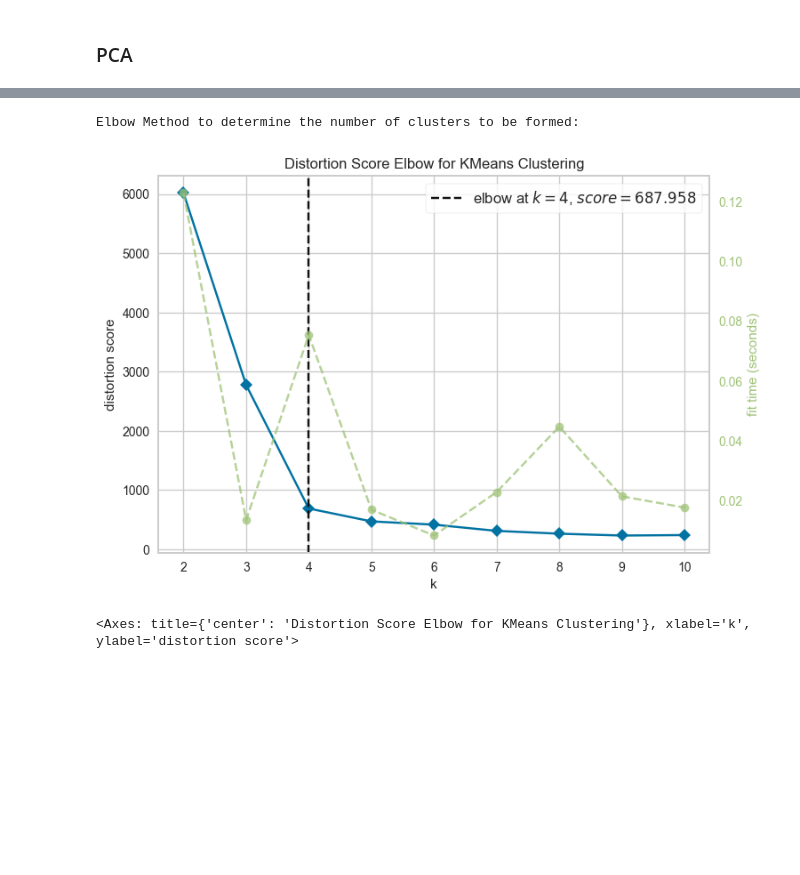
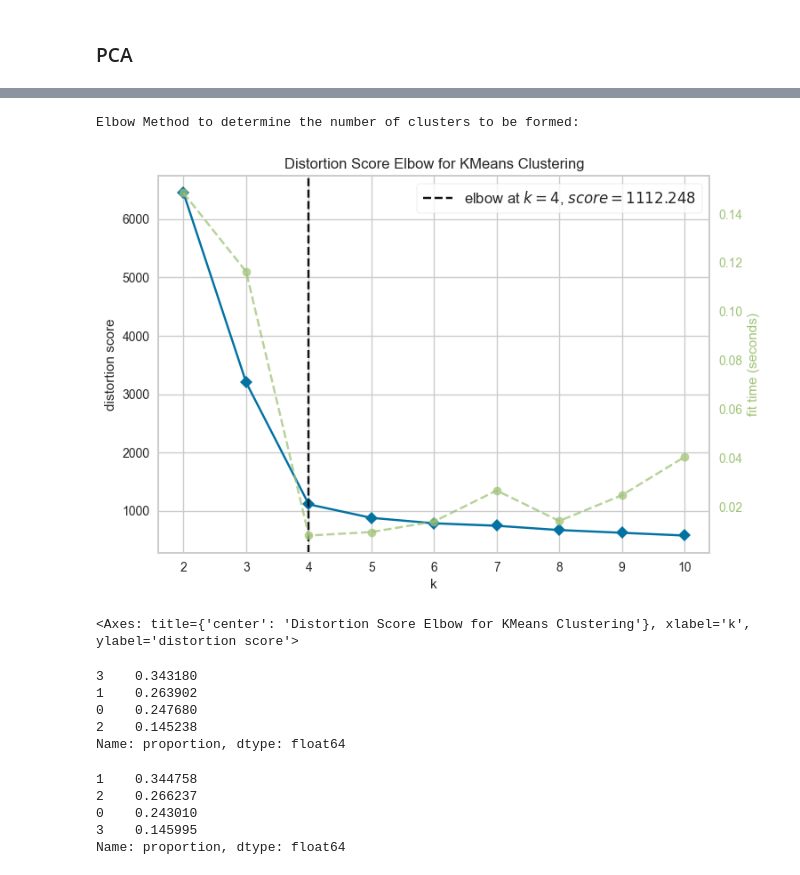
Before and after one commit to danihga/Jovia, a Jupyter notebook: Catholic Health/Clusteirng_V2.ipynb, the cells around one changed output, grey strips where cells are left out. Saved outputs shown, nothing was run; the diff lists cells and outputs as text; code cells hidden in the pictures; blank space fills up the shorter version.

```diff
--- a/Catholic Health/Clusteirng_V2.ipynb
+++ b/Catholic Health/Clusteirng_V2.ipynb
@@ -43,0 +25,17 @@ data.sample(6)
+# %%
+#Import Data
+
+data = pd.read_excel(r'/Users/familiadelasherasgarciahijosdanielnuriapablo/Documents/Applied Math and Data Science/Jovia/DeidentifiedSDOHPatientData-v1.xlsx')
+
+data.sample(6)
+
+# Drop id, age, race, ethnicity, gender
+data.drop(columns = ['PatIdentifier','AgeAtAdmit', 'Race', 'Ethnicity', 'Gender'], inplace = True)
+
+questions  = list(data.columns)
+
+data.columns = [f'Q{i+1}' for i in range(len(list(data.columns)))]
+
+questions_dict = dict(zip(data.columns, questions))
+
+data.sample(6)
@@ -167,11 +168,11 @@ pca_data.sample(6)
 # %%
 from yellowbrick.cluster import KElbowVisualizer
 # Quick examination of elbow method to find numbers of clusters to make.
 print('Elbow Method to determine the number of clusters to be formed:')
 Elbow_M = KElbowVisualizer(KMeans(), k=10)
-Elbow_M.fit(pca_data.iloc[:,:3])
+Elbow_M.fit(data)
 Elbow_M.show()
 # %% [output]
 Elbow Method to determine the number of clusters to be formed:
-[figure, old version]
+[figure, new version]
 <Axes: title={'center': 'Distortion Score Elbow for KMeans Clustering'}, xlabel='k', ylabel='distortion score'>
@@ -183,0 +207,18 @@ def do_kmeans(data, clusters: int = 3):
+# %%
+ac_labels = do_clustering(data, method = 'AgglomerativeClustering', n_clusters = 4)
+pd.Series(ac_labels).value_counts(normalize = True)
+# %% [output]
+3    0.343180
+1    0.263902
+0    0.247680
+2    0.145238
+Name: proportion, dtype: float64
+# %%
+km_labels = do_kmeans(data, clusters = 4, method = 'KMeans')
+pd.Series(km_labels).value_counts(normalize = True)
+# %% [output]
+1    0.344758
+2    0.266237
+0    0.243010
+3    0.145995
+Name: proportion, dtype: float64
```
Also changed, not shown: parts of 25 cells of this notebook.
